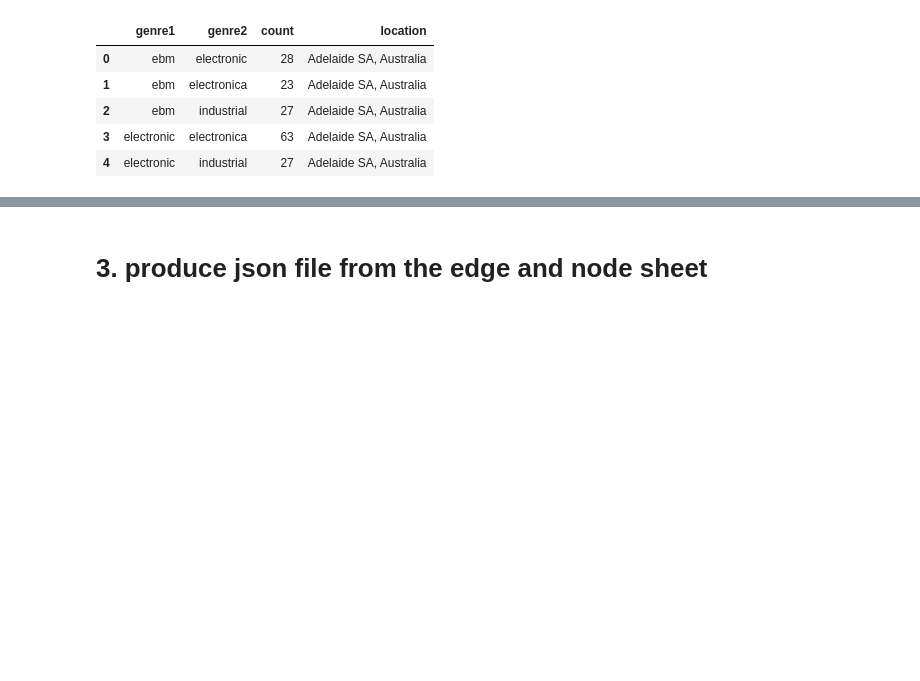
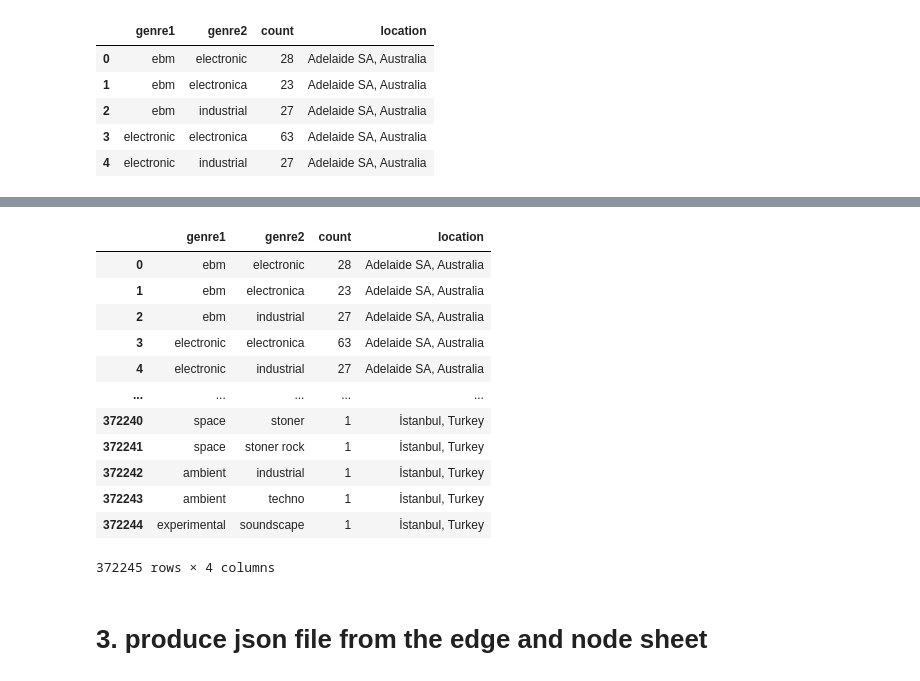
Before and after one commit to julesbecker/components_bandcamp, a Jupyter notebook: notebooks/sheet_clean_routine.ipynb, the cells around one changed output, grey strips where cells are left out. Drawn from its saved outputs; the diff is of its cells as text; code cells hidden in the pictures; blank space fills up the shorter version.

```diff
--- a/notebooks/sheet_clean_routine.ipynb
+++ b/notebooks/sheet_clean_routine.ipynb
@@ -78,3 +111,21 @@ dtype: int64
+# %%
+edge_reader = pd.read_csv(edge_file)
+# edge_reader = edge_reader.sort_values(['location', "genre1"], ascending = (True, False))
+edge_reader
+# %% [output]
+|  | genre1 | genre2 | count | location |
+| 0 | ebm | electronic | 28 | Adelaide SA, Australia |
+| 1 | ebm | electronica | 23 | Adelaide SA, Australia |
+| 2 | ebm | industrial | 27 | Adelaide SA, Australia |
+| 3 | electronic | electronica | 63 | Adelaide SA, Australia |
+| 4 | electronic | industrial | 27 | Adelaide SA, Australia |
+| ... | ... | ... | ... | ... |
+| 372240 | space | stoner | 1 | İstanbul, Turkey |
+| 372241 | space | stoner rock | 1 | İstanbul, Turkey |
+| 372242 | ambient | industrial | 1 | İstanbul, Turkey |
+| 372243 | ambient | techno | 1 | İstanbul, Turkey |
+| 372244 | experimental | soundscape | 1 | İstanbul, Turkey |
+372245 rows × 4 columns
 # %% [markdown]
 # 3. produce json file from the edge and node sheet
 # %%
```
Also changed, not shown: parts of 5 cells of this notebook, 4 other files.
